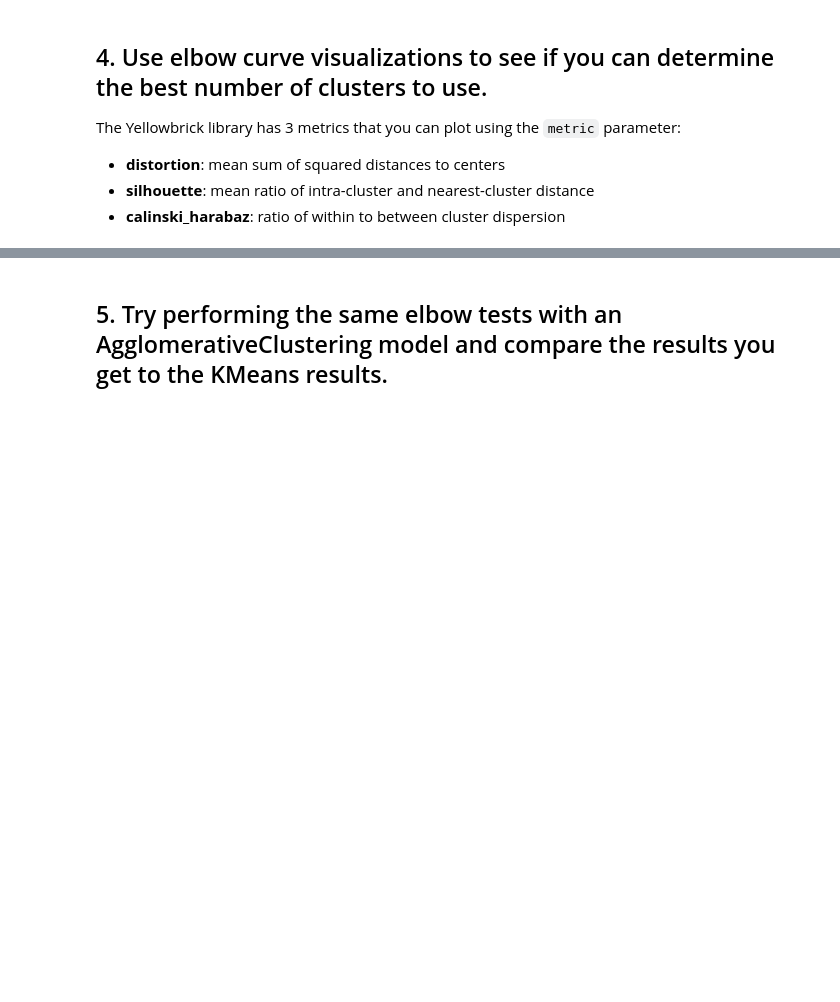
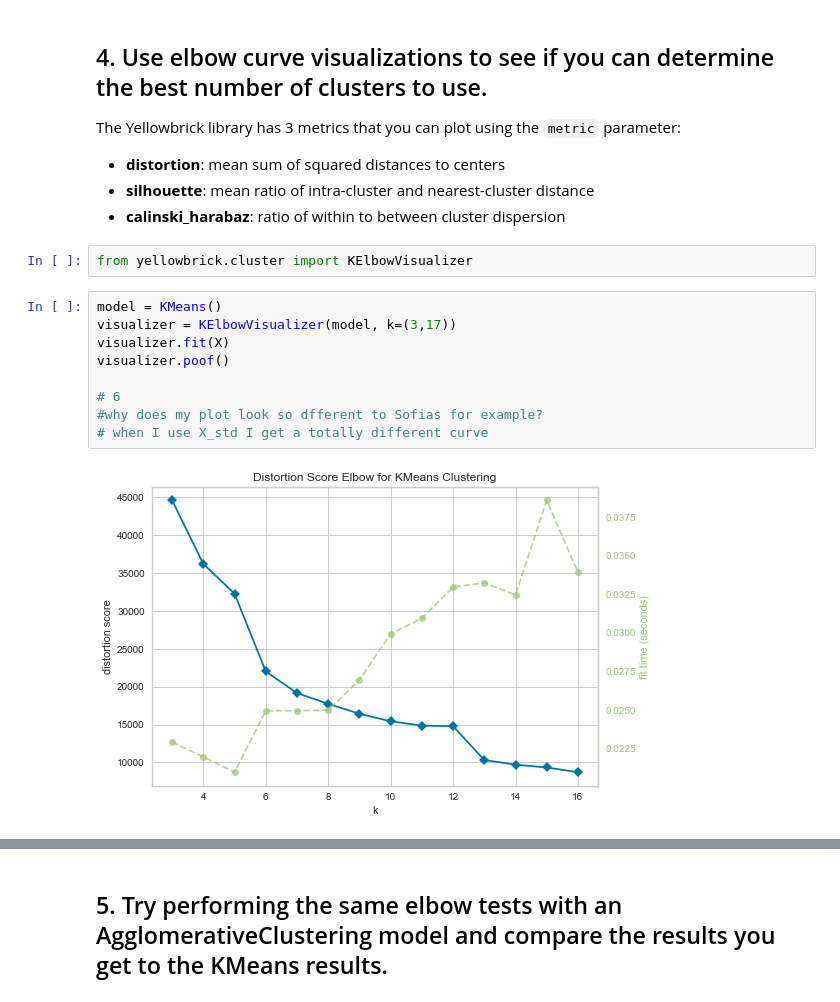
Before and after one commit to ta-data-lis/lab-learning-evaluation, a Jupyter notebook: your-code/main.ipynb, the cells around one changed output, grey strips where cells are left out. Drawn from its saved outputs; the diff is of its cells as text; blank space fills up the shorter version.

```diff
--- a/your-code/main.ipynb
+++ b/your-code/main.ipynb
@@ -27,3 +105,16 @@ The Yellowbrick library has 3 metrics that you can plot using the `metric` param
 - **distortion**: mean sum of squared distances to centers
 - **silhouette**: mean ratio of intra-cluster and nearest-cluster distance
 - **calinski_harabaz**: ratio of within to between cluster dispersion
+# %%
+from yellowbrick.cluster import KElbowVisualizer
+# %%
+model = KMeans()
+visualizer = KElbowVisualizer(model, k=(3,17))
+visualizer.fit(X)
+visualizer.poof()
+
+# 6
+#why does my plot look so dfferent to Sofias for example?
+# when I use X_std I get a totally different curve
+# %% [output]
+[figure, added]
```
Also changed, not shown: parts of 16 cells of this notebook.
